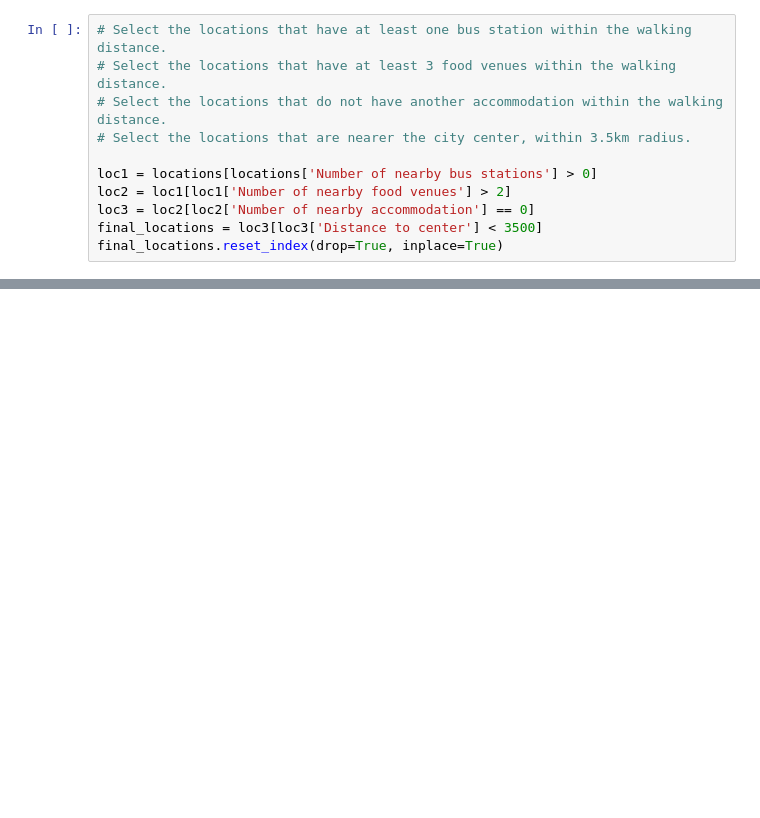
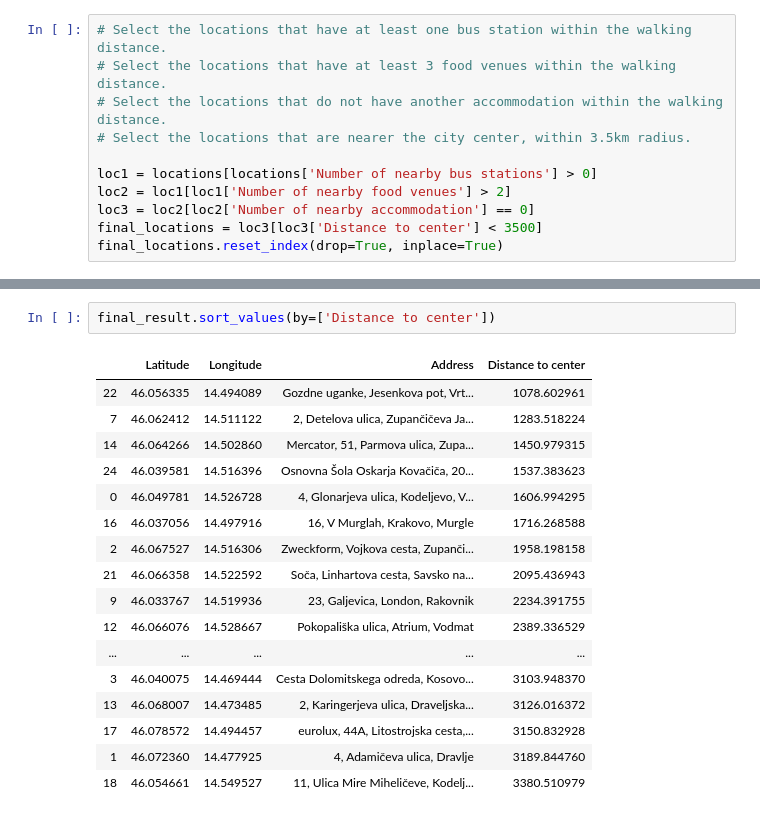
Before and after one commit to mkaste/Coursera_Capstone, a Jupyter notebook: Capstone_Project.ipynb, the cells around one changed output, grey strips where cells are left out. Cells and saved outputs as stored; diff of their text form; blank space fills up the shorter version.

```diff
--- a/Capstone_Project.ipynb
+++ b/Capstone_Project.ipynb
@@ -796,0 +846,20 @@ print(addresses)
+# %%
+final_result.sort_values(by=['Distance to center'])
+# %% [output]
+|  | Latitude | Longitude | Address | Distance to center |
+| 22 | 46.056335 | 14.494089 | Gozdne uganke, Jesenkova pot, Vrt... | 1078.602961 |
+| 7 | 46.062412 | 14.511122 | 2, Detelova ulica, Zupančičeva Ja... | 1283.518224 |
+| 14 | 46.064266 | 14.502860 | Mercator, 51, Parmova ulica, Zupa... | 1450.979315 |
+| 24 | 46.039581 | 14.516396 | Osnovna Šola Oskarja Kovačiča, 20... | 1537.383623 |
+| 0 | 46.049781 | 14.526728 | 4, Glonarjeva ulica, Kodeljevo, V... | 1606.994295 |
+| 16 | 46.037056 | 14.497916 | 16, V Murglah, Krakovo, Murgle | 1716.268588 |
+| 2 | 46.067527 | 14.516306 | Zweckform, Vojkova cesta, Zupanči... | 1958.198158 |
+| 21 | 46.066358 | 14.522592 | Soča, Linhartova cesta, Savsko na... | 2095.436943 |
+| 9 | 46.033767 | 14.519936 | 23, Galjevica, London, Rakovnik | 2234.391755 |
+| 12 | 46.066076 | 14.528667 | Pokopališka ulica, Atrium, Vodmat | 2389.336529 |
+| ... | ... | ... | ... | ... |
+| 3 | 46.040075 | 14.469444 | Cesta Dolomitskega odreda, Kosovo... | 3103.948370 |
+| 13 | 46.068007 | 14.473485 | 2, Karingerjeva ulica, Draveljska... | 3126.016372 |
+| 17 | 46.078572 | 14.494457 | eurolux, 44A, Litostrojska cesta,... | 3150.832928 |
+| 1 | 46.072360 | 14.477925 | 4, Adamičeva ulica, Dravlje | 3189.844760 |
+| 18 | 46.054661 | 14.549527 | 11, Ulica Mire Miheličeve, Kodelj... | 3380.510979 |
```
Also changed, not shown: parts of 23 cells of this notebook.
